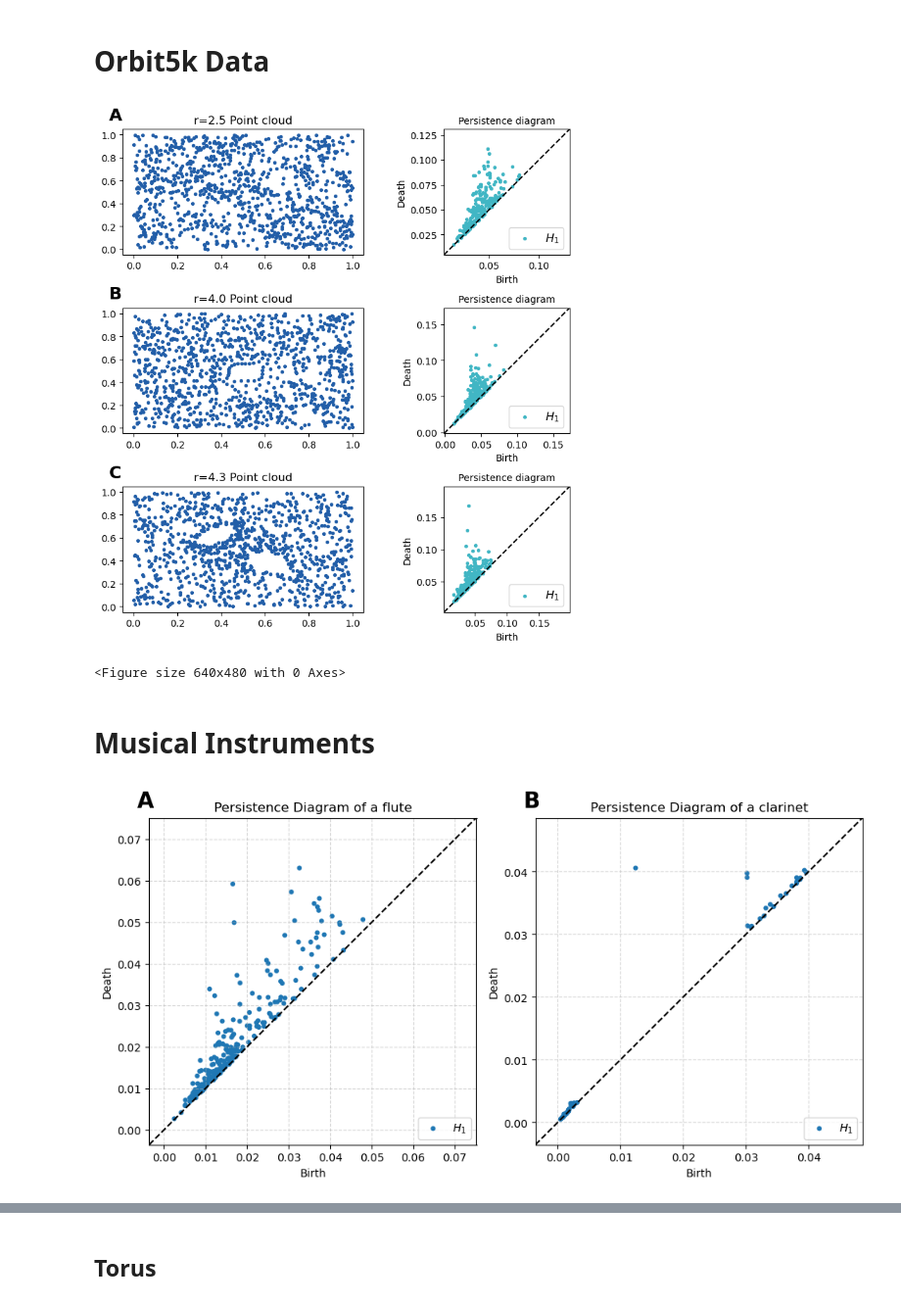
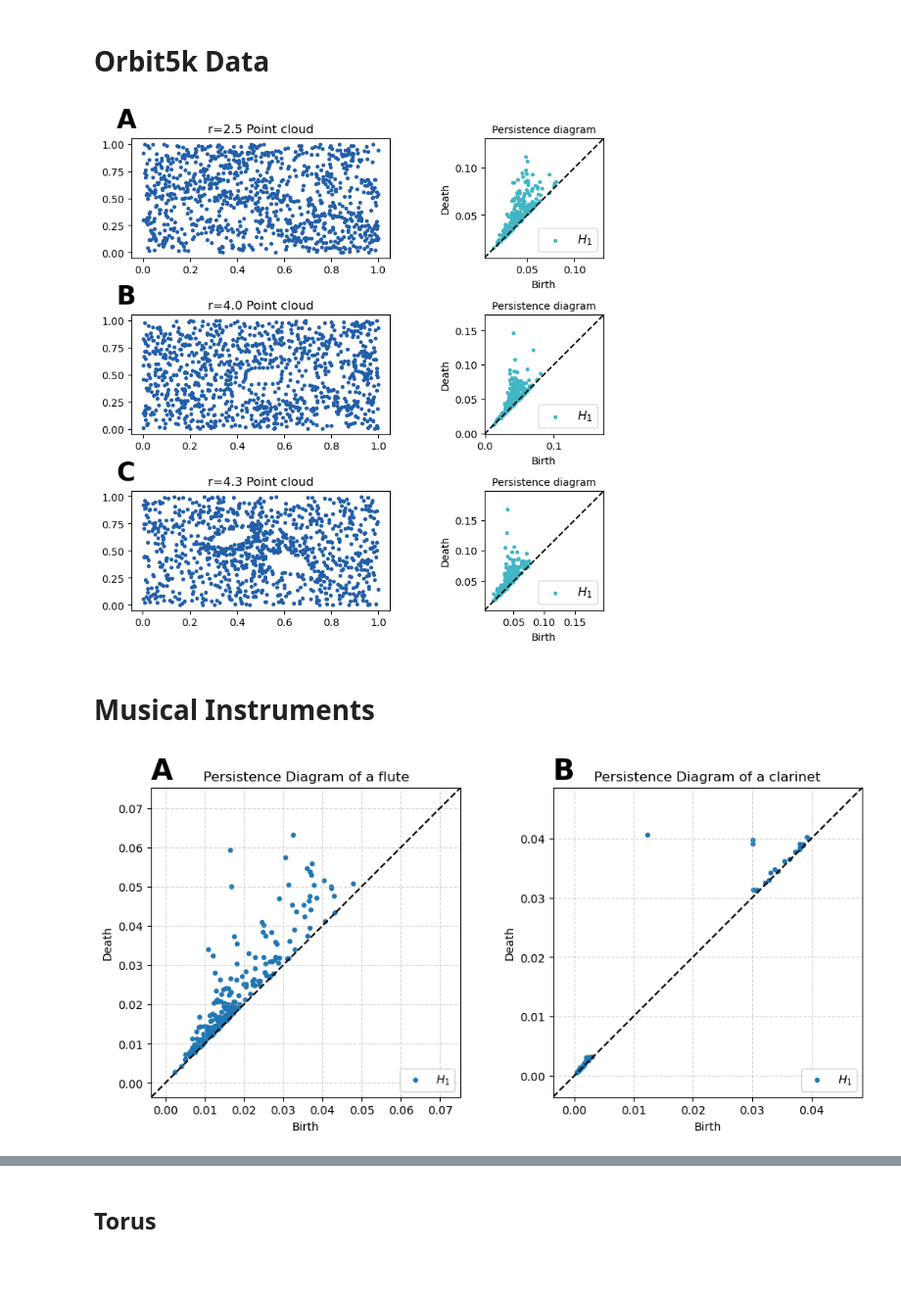
Before and after one commit to yeongunghan919/A_Two-Sample_Test_on_Weighted_Persistence_Intensity_Functions_in_Topological_Data_Analysis, a Jupyter notebook: Figures.ipynb, the cells around one changed output, grey strips where cells are left out. Shown at 98% size. Saved outputs shown, nothing was run; the diff lists cells and outputs as text; code cells hidden in the pictures; blank space fills up the shorter version.

```diff
--- a/Figures.ipynb
+++ b/Figures.ipynb
@@ -453,7 +468,7 @@ for ax, label in zip(axes, ["A", "B"]):
         pos.x0 - 0.015,
         pos.y1 + 0.015,
         label,
-        fontsize=20,
+        fontsize=25,
         fontweight="bold",
         ha="left",
         va="bottom"
@@ -539,41 +554,40 @@ axes[2,0].set_title("r=4.3 Point cloud")
 # axes[2,1].set_title("Persistence Diagram")
 deco_pd(ax=axes[2,1],diagrams=[1,PD_r3[0][0]],colors=colors,markers=markers,size=8,plot_only=[1],ticks=True,title='Persistence diagram')
 
-plt.tight_layout()
+fig.tight_layout(rect=[0, 0, 1, 0.92])
 fig.canvas.draw()
 
 # Each row is one panel
 for row, label in enumerate(["A", "B", "C"]):
     pos = axes[row, 0].get_position()
 
     fig.text(
         pos.x0 - 0.025,
         pos.y1 + 0.010,
         label,
-        fontsize=18,
+        fontsize=25,
         fontweight="bold",
         ha="left",
         va="bottom"
     )
 
 plt.savefig(
     "results/figures/figure_file/Orbit.png",
     dpi=600,
     bbox_inches="tight",
     pad_inches=0.05
 )
 plt.savefig(
     "results/figures/figure_file/Orbit.pdf",
     bbox_inches="tight",
     pad_inches=0.05
 )
+
+plt.savefig("results/figures/figure_file/Orbit.png", dpi=300)
+plt.savefig("results/figures/figure_file/Orbit.pdf", dpi=300)
 plt.show()
-plt.savefig("results/figures/figure_file/Orbit.png", dpi=300)
-plt.savefig("results/figures/figure_file/Orbit.pdf")
-plt.show()
 # %% [output]
-[figure, old version]
+[figure, new version]
-<Figure size 640x480 with 0 Axes>
 # %% [markdown]
 # Musical Instruments
 # %%
@@ -592,26 +606,30 @@ plot_diagrams([1,clarinet[0]], plot_only=[1],ax=axes[1], title=None, xy_range=No
 axes[1].set_title("Persistence Diagram of a clarinet", fontsize=12)
 axes[1].grid(True, linestyle="--", alpha=0.5)
 
-plt.tight_layout()
+fig.tight_layout(rect=[0, 0, 1, 0.88])
 fig.canvas.draw()
 
-# Panel labels
 for ax, label in zip(axes, ["A", "B"]):
     pos = ax.get_position()
 
     fig.text(
-        pos.x0 - 0.015,
-        pos.y1 + 0.015,
+        pos.x0,
+        pos.y1 + 0.075,
         label,
-        fontsize=20,
+        fontsize=25,
         fontweight="bold",
         ha="left",
-        va="bottom"
+        va="top"
     )
-plt.savefig("results/figures/figure_file/PDsofsounds.pdf", dpi=300)
+
+fig.savefig(
+    "results/figures/figure_file/PDsofsounds.pdf",
+    dpi=300
+)
+
 plt.show()
 # %% [output]
-[figure, old version]
+[figure, new version]
 # %%
 def sample_sphere(n_points):
     phi = np.random.uniform(0, 2*np.pi, n_points)
```
Also changed, not shown: parts of 8 cells of this notebook, 20 other files.
